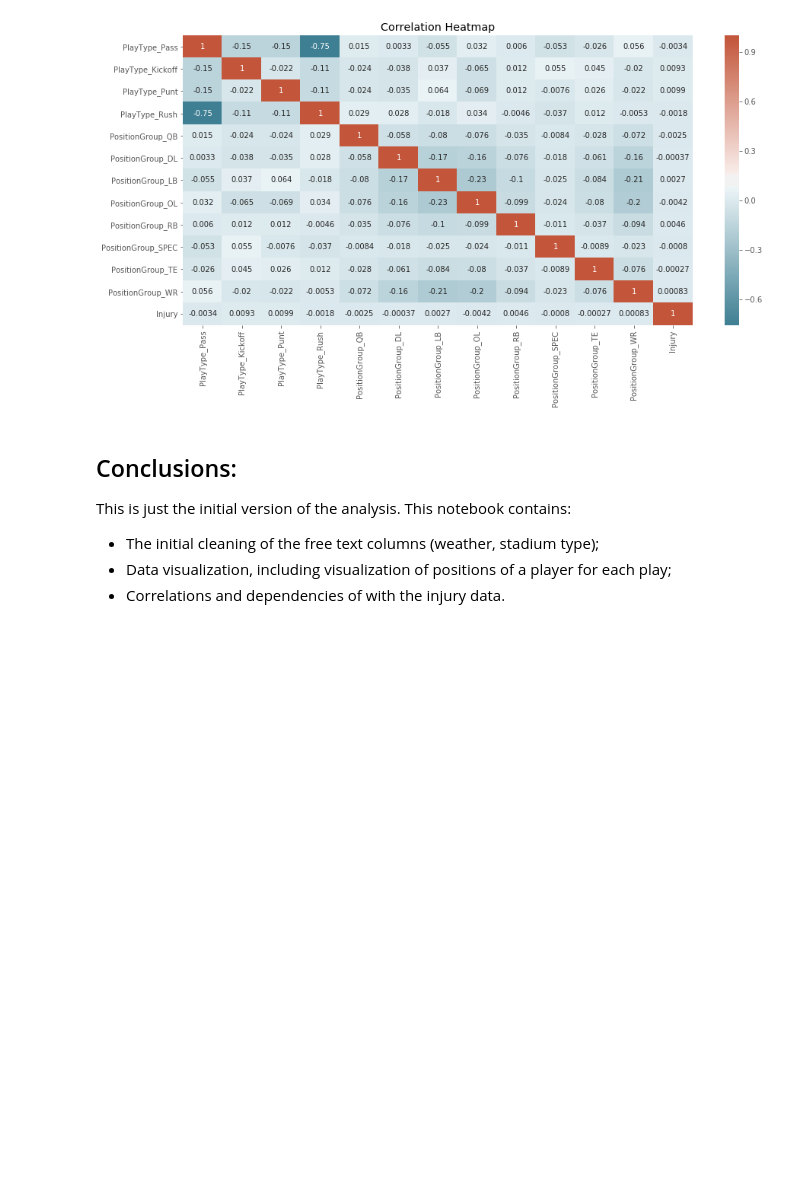
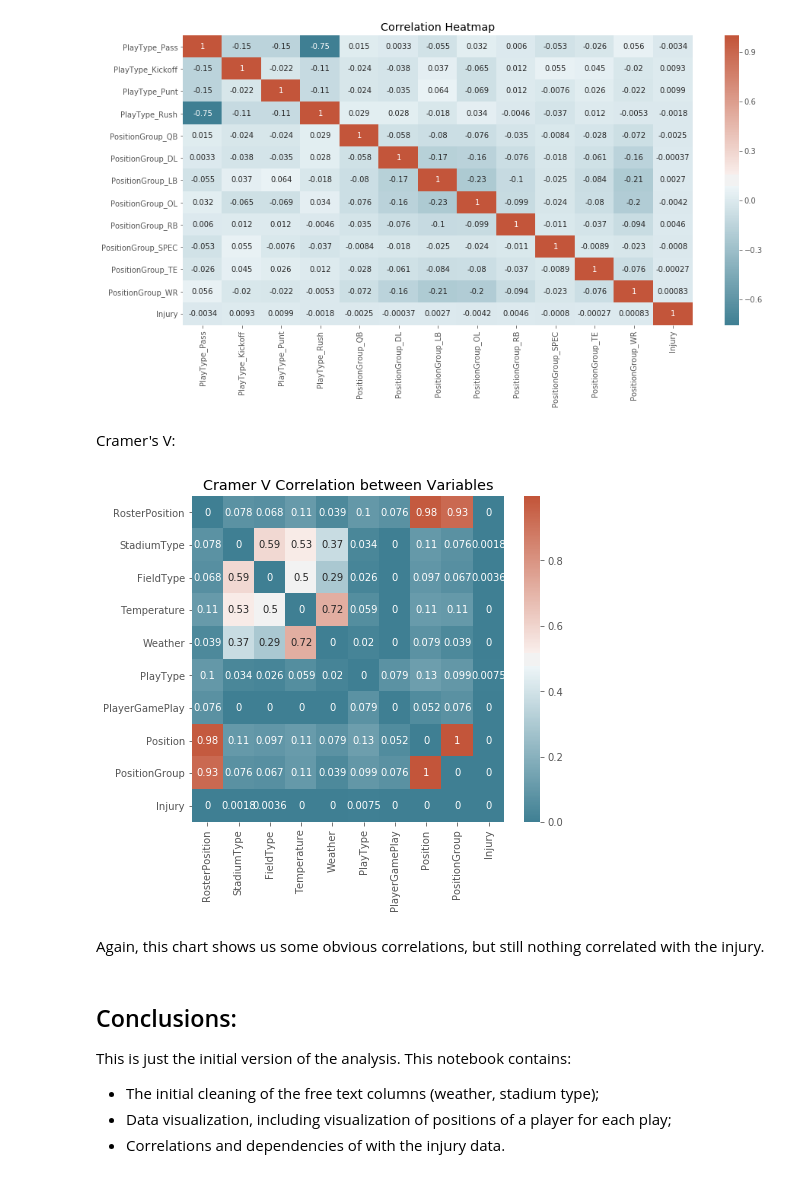
Before and after one commit to Lexie88rus/NFL-1st-and-Future, a Jupyter notebook: NFL_Injury_Analytics.ipynb, the cells around one changed output. Saved outputs shown, nothing was run; the diff lists cells and outputs as text; code cells hidden in the pictures; blank space fills up the shorter version.

Commit message:
Updated the notebook with analysis: Added Cramer's V for correlation analysis.

```diff
--- a/NFL_Injury_Analytics.ipynb
+++ b/NFL_Injury_Analytics.ipynb
@@ -603,6 +648,15 @@ plt.title('Correlation Heatmap')
 plt.show()
 # %% [output]
 [figure]
+# %% [markdown]
+Cramer's V:
+# %%
+cols = ["RosterPosition", "StadiumType", "FieldType", "Temperature", "Weather", 'PlayType', 'PlayerGamePlay', 'Position', 'PositionGroup', 'Injury']
+plot_cramers_v_heatmap(play_injury_df, cols)
+# %% [output]
+[figure, added]
+# %% [markdown]
+Again, this chart shows us some obvious correlations, but still nothing correlated with the injury.
 # %% [markdown]
 ## Conclusions:
 This is just the initial version of the analysis. This notebook contains:
```
Also changed, not shown: parts of 6 cells of this notebook.
